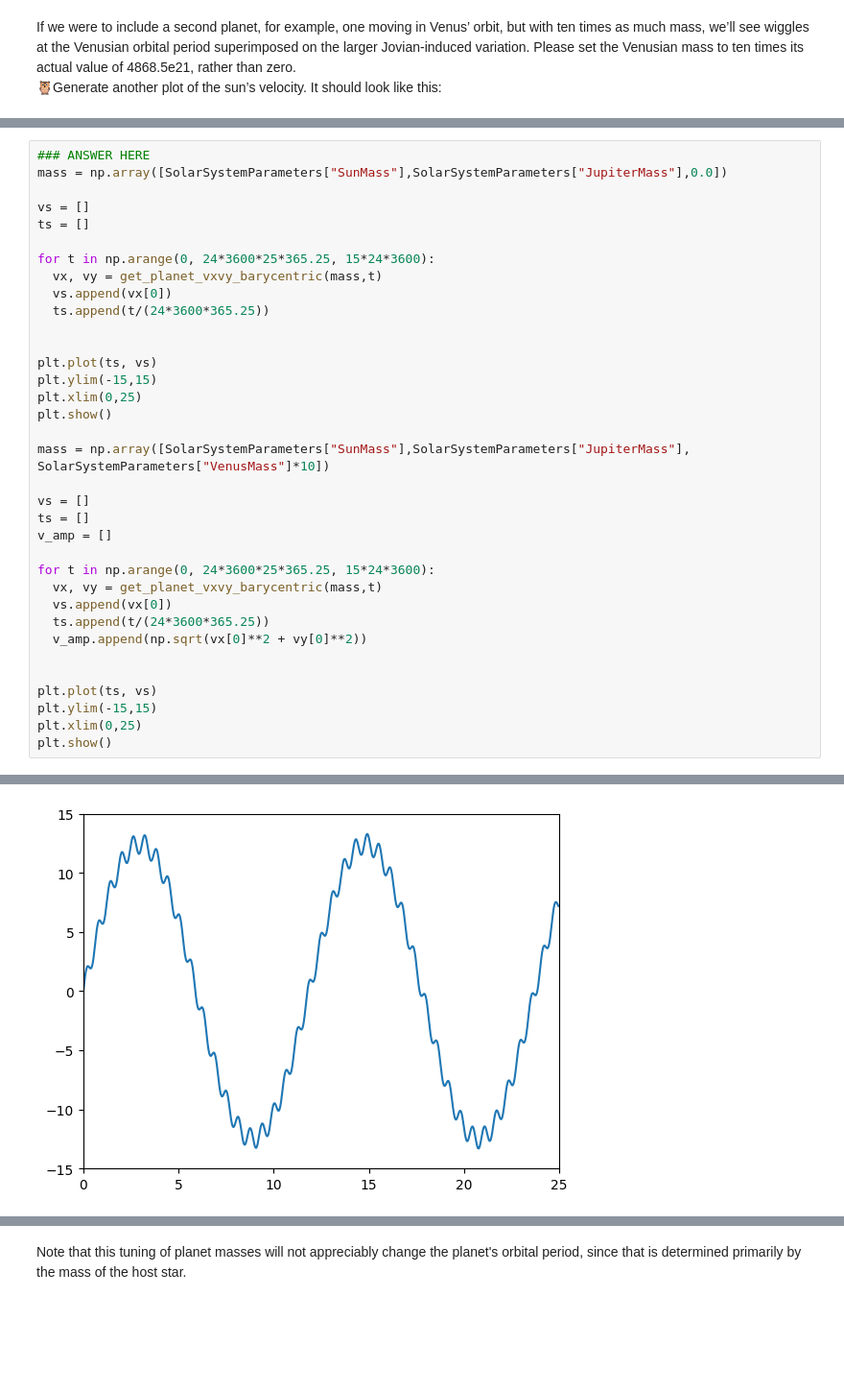
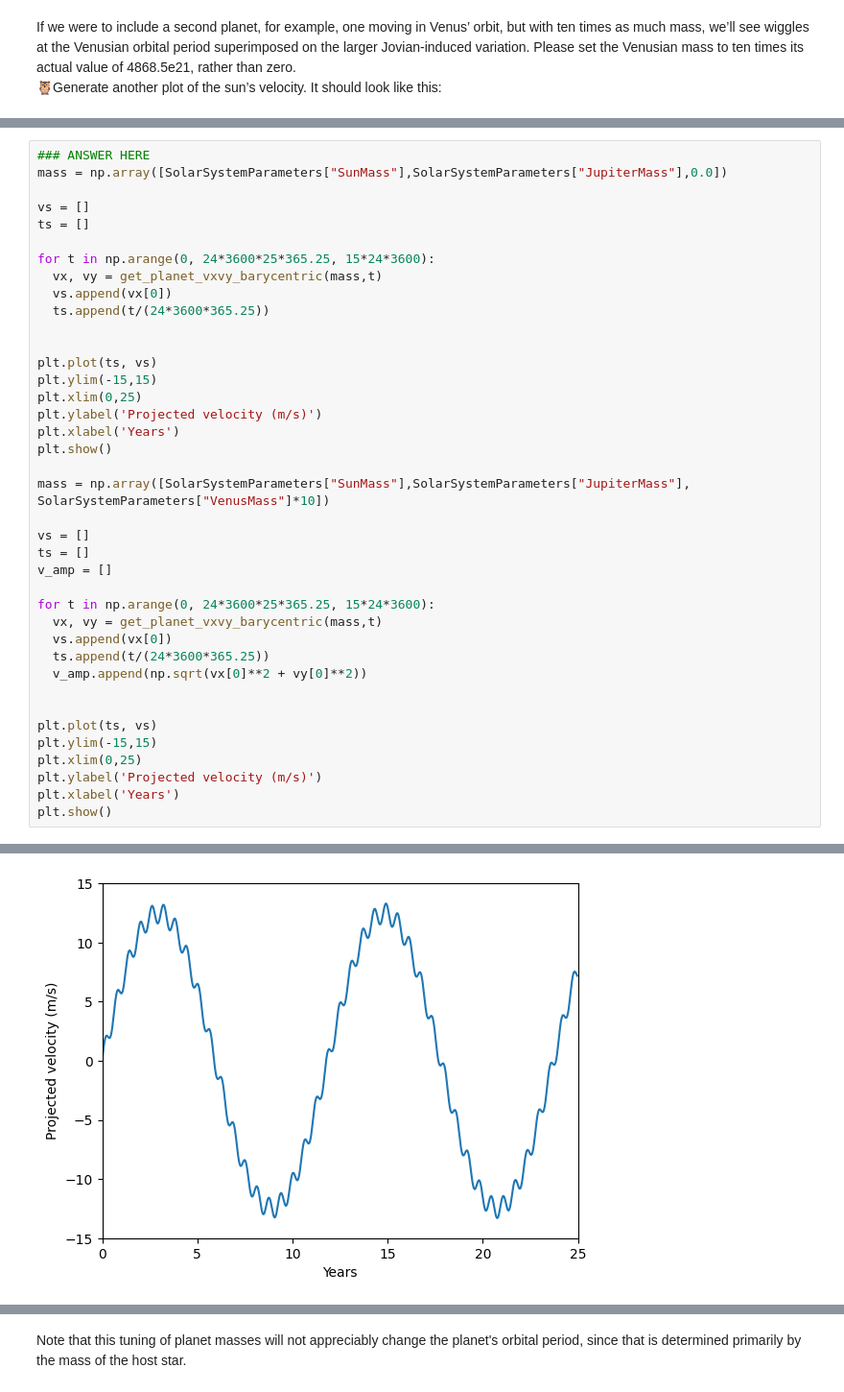
Before and after one commit to echutch/calculator, a Jupyter notebook: IntroductionToComputationalPhysics/Exoplanets.ipynb, the cells around one changed output, grey strips where cells are left out. Shown at 96% size. Drawn from its saved outputs; the diff is of its cells as text; blank space fills up the shorter version.

```diff
--- a/IntroductionToComputationalPhysics/Exoplanets.ipynb
+++ b/IntroductionToComputationalPhysics/Exoplanets.ipynb
@@ -219,6 +219,8 @@ for t in np.arange(0, 24*3600*25*365.25, 15*24*3600):
 plt.plot(ts, vs)
 plt.ylim(-15,15)
 plt.xlim(0,25)
+plt.ylabel('Projected velocity (m/s)')
+plt.xlabel('Years')
 plt.show()
 
 mass = np.array([SolarSystemParameters["SunMass"],SolarSystemParameters["JupiterMass"], SolarSystemParameters["VenusMass"]*10])
@@ -237,5 +239,7 @@ for t in np.arange(0, 24*3600*25*365.25, 15*24*3600):
 plt.plot(ts, vs)
 plt.ylim(-15,15)
 plt.xlim(0,25)
+plt.ylabel('Projected velocity (m/s)')
+plt.xlabel('Years')
 plt.show()
 # %% [output]
@@ -243,4 +247,4 @@ plt.show()
-[figure, old version]
+[figure, new version]
 # %% [markdown]
 <div><img src="https://clark.physics.illinois.edu/246img/AnsEnd.svg" width=200 align=left alt="Answer (end)"></img><br></div>
 # %% [markdown]
```
Also changed, not shown: parts of 1 cell of this notebook.
